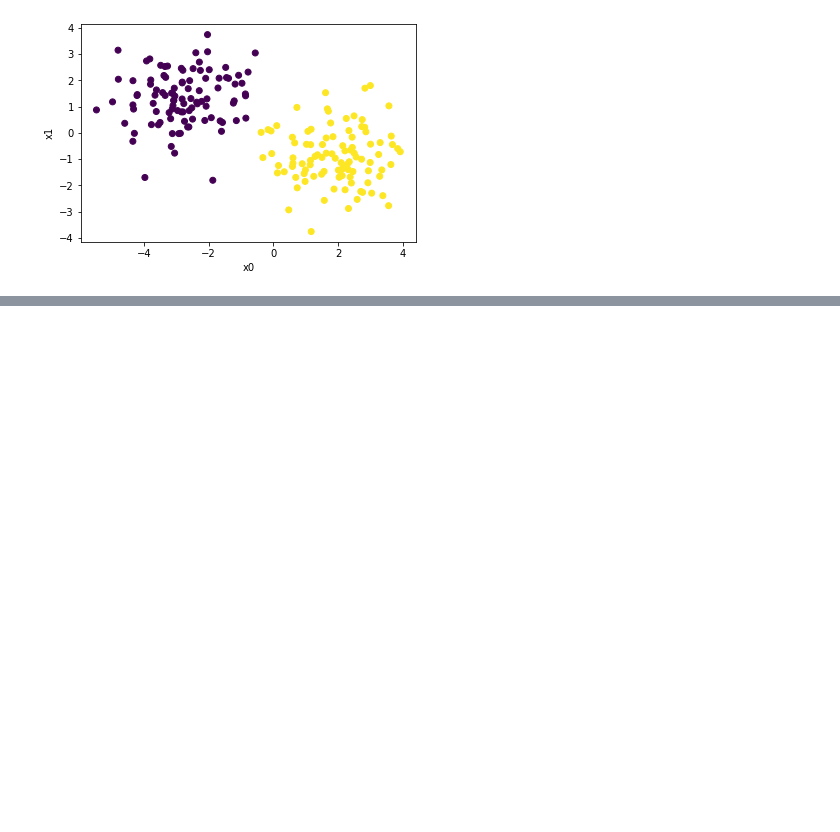
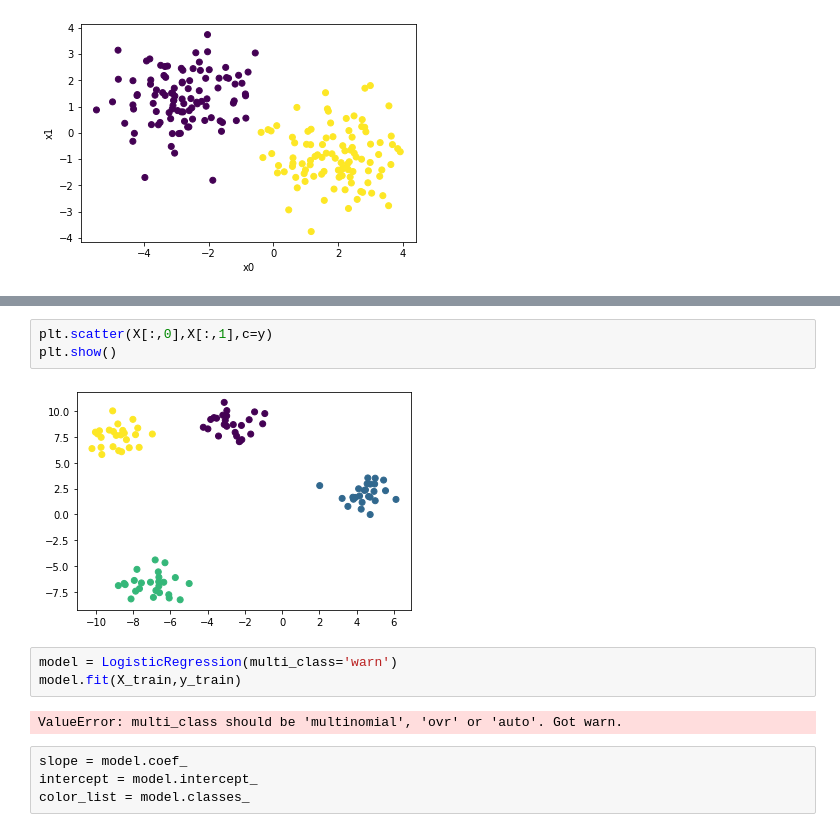
Before and after one commit to JayantGoel001/LogisticRegression, a Jupyter notebook: Logistic Regression.ipynb, the cells around one changed output, grey strips where cells are left out. Drawn from its saved outputs; the diff is of its cells as text; blank space fills up the shorter version.

```diff
--- a/Logistic Regression.ipynb
+++ b/Logistic Regression.ipynb
@@ -38,0 +46,14 @@ plt.show()
+# %%
+plt.scatter(X[:,0],X[:,1],c=y)
+plt.show()
+# %% [output]
+[figure, added]
+# %%
+model = LogisticRegression(multi_class='warn')
+model.fit(X_train,y_train)
+# %% [output]
+ValueError: multi_class should be 'multinomial', 'ovr' or 'auto'. Got warn.
+# %%
+slope = model.coef_
+intercept = model.intercept_
+color_list = model.classes_
```
Also changed, not shown: parts of 10 cells of this notebook.
